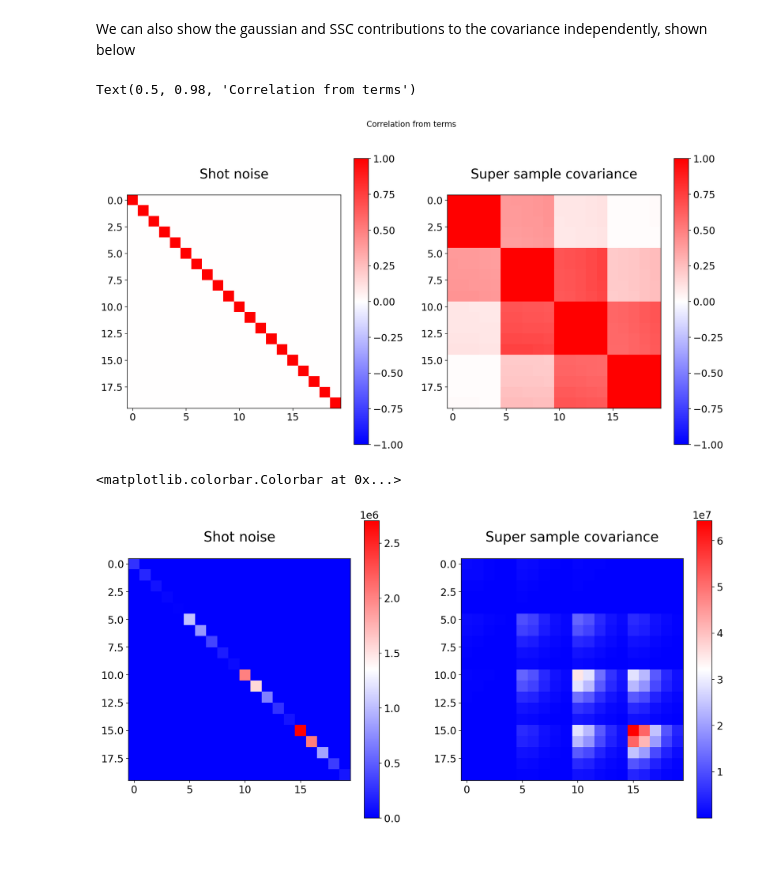
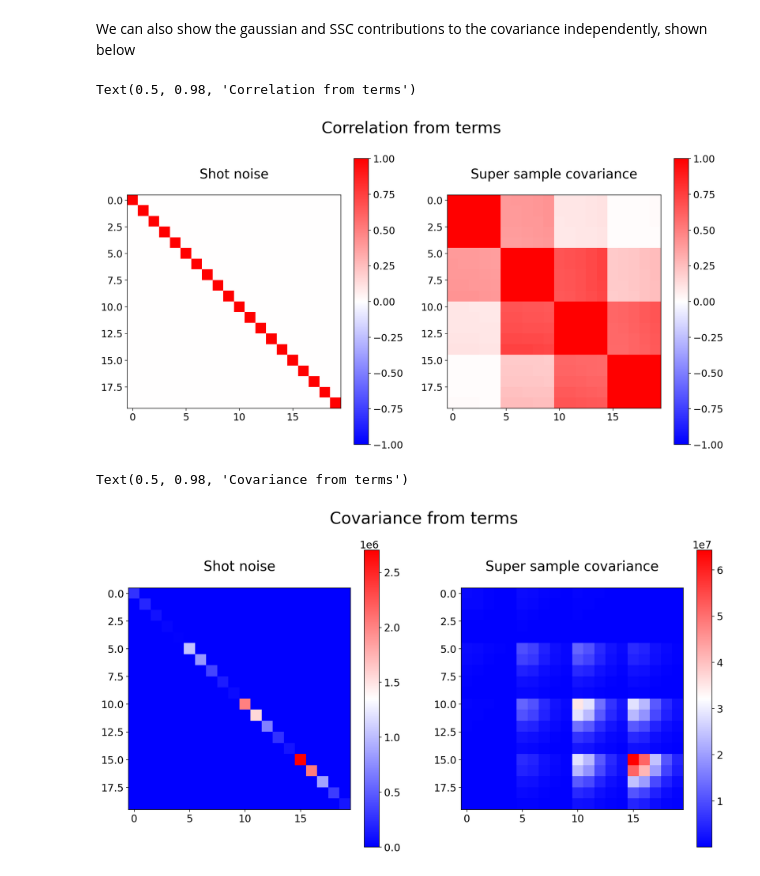
Before and after one commit to LSSTDESC/TJPCov, a Jupyter notebook: examples/cluster_count_covariance.ipynb, the cells around one changed output. Drawn from its saved outputs; the diff is of its cells as text; code cells hidden in the pictures.

```diff
--- a/examples/cluster_count_covariance.ipynb
+++ b/examples/cluster_count_covariance.ipynb
@@ -98,20 +98,20 @@ ax2.set_title('Super sample covariance')
 
 plt.colorbar(im1, ax=ax1)
 plt.colorbar(im2, ax=ax2)
-plt.suptitle('Correlation from terms')
+plt.suptitle('Correlation from terms', fontsize=24)
 # %% [output]
 Text(0.5, 0.98, 'Correlation from terms')
-[figure, old version]
+[figure, new version]
 # %%
 fig, (ax1, ax2) = plt.subplots(1, 2, figsize=(16,8))
 im1 = ax1.imshow(cov_terms['gauss'], cmap='bwr')
 im2 = ax2.imshow(cov_terms['SSC'], cmap='bwr')
 ax1.set_title('Shot noise')
 ax2.set_title('Super sample covariance')
 
 plt.colorbar(im1, ax=ax1)
 plt.colorbar(im2, ax=ax2)
-plt.suptitle('Covariance from terms')
+plt.suptitle('Covariance from terms', fontsize=24)
 # %% [output]
-<matplotlib.colorbar.Colorbar at 0x...>
+Text(0.5, 0.98, 'Covariance from terms')
-[figure, old version]
+[figure, new version]
```
Also changed, not shown: 1 other file.
